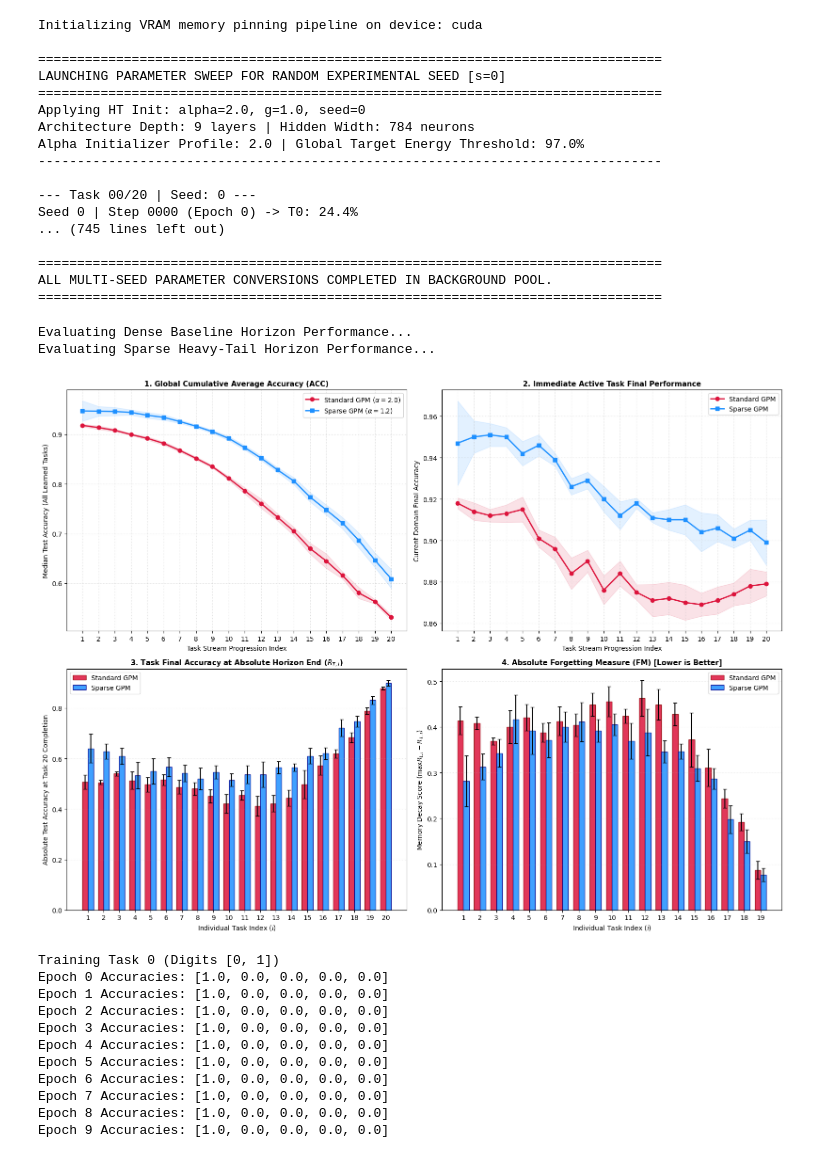
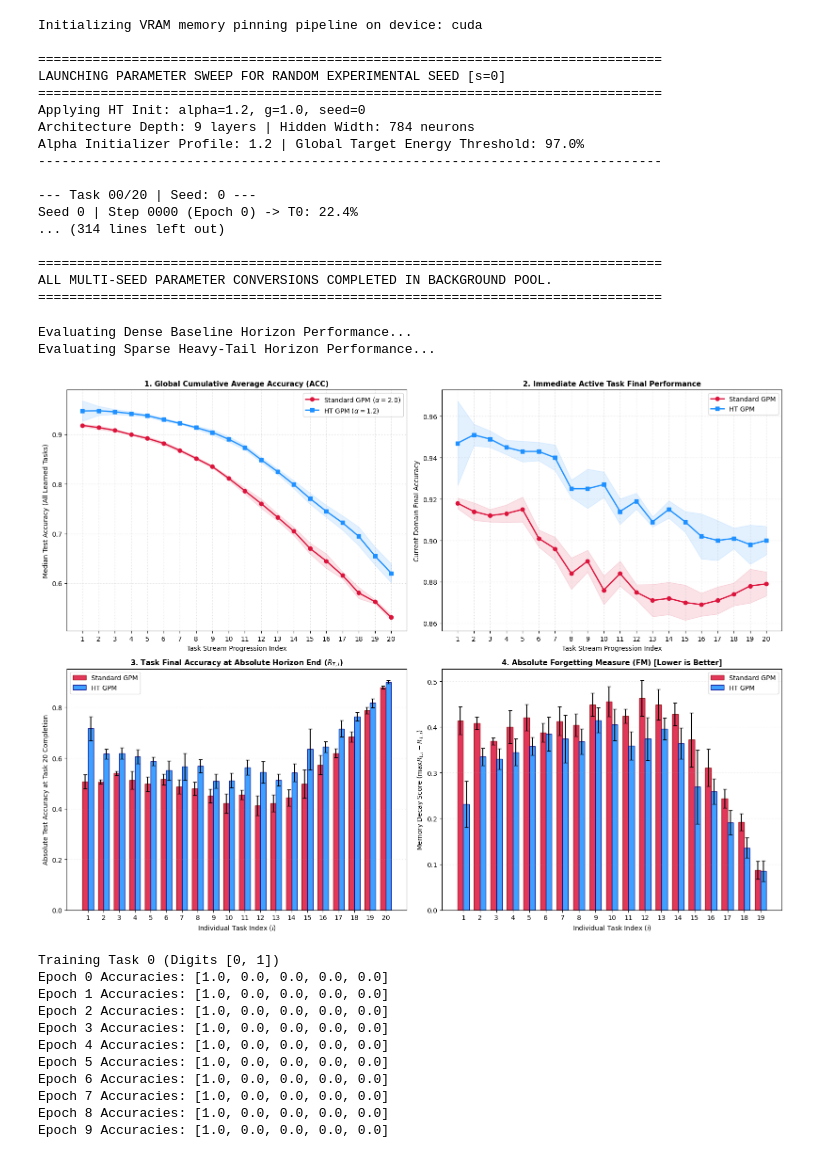
Before and after one commit to YiHaoFromEarth/ht-initialisation-dynamics, a Jupyter notebook: cl_testing/testing.ipynb, the cells around one changed output. Cells and saved outputs as stored; diff of their text form; code cells hidden in the pictures.

Commit message:
feat: create HTGPM variant using theory faithful IPR and Resolvent Matrix

```diff
--- a/cl_testing/testing.ipynb
+++ b/cl_testing/testing.ipynb
@@ -338,9 +338,9 @@ import torch
 import torch.nn as nn
 
 # --- 1. GLOBAL EXPERIMENT HYPERPARAMETERS ---
-RUN_SEEDS = [0, 1, 2, 67]  # Define your background sweep parameters here
+RUN_SEEDS = [0]  # Define your background sweep parameters here
 NUM_TASKS = 20                 # Long horizon task stream
-EPOCHS_PER_TASK = 5           # 5 epochs per task to accelerate crossing discovery
+EPOCHS_PER_TASK = 10           # 5 epochs per task to accelerate crossing discovery
 LR = 5e-3
 BATCH_SIZE = 256
 CALIB_SAMPLE_SIZE = 256        # Size of evaluation batch to extract the spectrum
@@ -353,8 +353,6 @@ bias = False
 
 # Algorithm Configuration
 GLOBAL_THRESHOLD = 0.97        # Threshold for subspace energy retention
-LOCAL_THRESHOLD = 1.0          # Set to 1.0 for Standard GPM baseline, <1.0 for SparseGPM
-XI = 0.0
 ALPHA = 2.0                    # Set alpha=2.0 for Gaussian comparison, <2.0 for Heavy-Tailed Init
 
 DEVICE = torch.device("cuda" if torch.cuda.is_available() else "cpu")
@@ -480,23 +478,35 @@ for current_seed in RUN_SEEDS:
         calib_images = tx[calib_indices]
 
         # Compute SVD and extract power-law components to synchronize structural features
-        sparse_gpm_features, current_ranks = update_SparseGPM_bases(
-            model=model,
-            images=calib_images,
-            global_threshold=GLOBAL_THRESHOLD,
-            local_threshold=LOCAL_THRESHOLD,
-            xi=XI,
-            feature_list=sparse_gpm_features,
-            activation_fn=torch.tanh
-        )
+        if ALPHA == 2.0:
+            print("Applying Standard GPM Subspace Update (Gaussian Regime)")
+            sparse_gpm_features, current_ranks = update_SparseGPM_bases(
+                model=model,
+                images=calib_images,
+                global_threshold=GLOBAL_THRESHOLD,
+                local_threshold=1.0,
+                xi=0.0,
+                feature_list=sparse_gpm_features,
+                activation_fn=torch.tanh
+            )
+        else:
+            print("Applying Heavy-Tailed GPM Subspace Update (Alpha < 2.0 Regime)")
+            sparse_gpm_features, current_ranks = update_HTGPM_bases(
+                model=model,
+                images=calib_images,
+                global_threshold=GLOBAL_THRESHOLD,
+                alpha=ALPHA,
+                feature_list=sparse_gpm_features,
+                activation_fn=torch.tanh
+            )
         print(f"Task {t_idx} complete. Subspace ranks synchronized.")
 
     # Save output dataset cleanly with a variable filename format
-    if LOCAL_THRESHOLD < 1.0:
-        output_filename = f"sparsegpm_alpha{ALPHA}_s{current_seed}.csv"
+    if ALPHA < 2.0:
+        output_filename = f"htgpm_alpha{ALPHA}_s{current_seed}.csv"
     else:
         output_filename = f"gpm_alpha{ALPHA}_s{current_seed}.csv"
-    tracker.save_to_csv(output_filename)
+    # tracker.save_to_csv(output_filename)
     print(f"Sweep for seed {current_seed} serialized successfully to {output_filename}.\n")
 
 print("\n" + "="*80)
@@ -508,14 +518,14 @@ Initializing VRAM memory pinning pipeline on device: cuda
 ================================================================================
 LAUNCHING PARAMETER SWEEP FOR RANDOM EXPERIMENTAL SEED [s=0]
 ================================================================================
-Applying HT Init: alpha=2.0, g=1.0, seed=0
+Applying HT Init: alpha=1.2, g=1.0, seed=0
 Architecture Depth: 9 layers | Hidden Width: 784 neurons
-Alpha Initializer Profile: 2.0 | Global Target Energy Threshold: 97.0%
+Alpha Initializer Profile: 1.2 | Global Target Energy Threshold: 97.0%
 --------------------------------------------------------------------------------
 
 --- Task 00/20 | Seed: 0 ---
-Seed 0 | Step 0000 (Epoch 0) -> T0: 24.4%
-... (745 lines left out)
+Seed 0 | Step 0000 (Epoch 0) -> T0: 22.4%
+... (314 lines left out)
 
 ================================================================================
 ALL MULTI-SEED PARAMETER CONVERSIONS COMPLETED IN BACKGROUND POOL.
@@ -527,12 +537,12 @@ import numpy as np
 import pandas as pd
 
 # --- 1. CONFIGURATION & SEED PARSING ---
-SEEDS = [42, 67, 0, 1, 2]  # Your 5 active evaluation seeds
+SEEDS = [0, 1, 2, 42, 67]  # Your 5 active evaluation seeds
 NUM_TASKS = 20
 
 # Define paths matching your naming template dynamically
 dense_files = [f"gpm_alpha2.0_s{seed}.csv" for seed in SEEDS]
-sparse_files = [f"sparsegpm_alpha1.2_s{seed}.csv" for seed in SEEDS]
+sparse_files = [f"htgpm_alpha1.2_s{seed}.csv" for seed in SEEDS]
 
 
 # --- 2. THE COMPREHENSIVE CL PIPELINE ---
@@ -666,7 +676,7 @@ bar_width = 0.35  # Controls column tightness
 # --- [TOP LEFT] PLOT 1: Cumulative Average Accuracy (ACC) [Line/Timeline] ---
 axs[0, 0].plot(tasks_axis, d_med_acc, color="crimson", marker="o", linewidth=2, label="Standard GPM ($\\alpha=2.0$)")
 axs[0, 0].fill_between(tasks_axis, d_med_acc - d_std_acc, d_med_acc + d_std_acc, color="crimson", alpha=0.12)
-axs[0, 0].plot(tasks_axis, s_med_acc, color="dodgerblue", marker="s", linewidth=2, label="Sparse GPM ($\\alpha=1.2$)")
+axs[0, 0].plot(tasks_axis, s_med_acc, color="dodgerblue", marker="s", linewidth=2, label="HT GPM ($\\alpha=1.2$)")
 axs[0, 0].fill_between(tasks_axis, s_med_acc - s_std_acc, s_med_acc + s_std_acc, color="dodgerblue", alpha=0.12)
 axs[0, 0].set_title("1. Global Cumulative Average Accuracy (ACC)", fontsize=11, weight='bold')
 axs[0, 0].set_xlabel("Task Stream Progression Index")
@@ -678,7 +688,7 @@ axs[0, 0].legend()
 # --- [TOP RIGHT] PLOT 2: Target Task Performance [Line/Timeline] ---
 axs[0, 1].plot(tasks_axis, d_med_curr, color="crimson", marker="o", linewidth=2, label="Standard GPM")
 axs[0, 1].fill_between(tasks_axis, d_med_curr - d_std_curr, d_med_curr + d_std_curr, color="crimson", alpha=0.12)
-axs[0, 1].plot(tasks_axis, s_med_curr, color="dodgerblue", marker="s", linewidth=2, label="Sparse GPM")
+axs[0, 1].plot(tasks_axis, s_med_curr, color="dodgerblue", marker="s", linewidth=2, label="HT GPM")
 axs[0, 1].fill_between(tasks_axis, s_med_curr - s_std_curr, s_med_curr + s_std_curr, color="dodgerblue", alpha=0.12)
 axs[0, 1].set_title("2. Immediate Active Task Final Performance", fontsize=11, weight='bold')
 axs[0, 1].set_xlabel("Task Stream Progression Index")
@@ -691,42 +701,42 @@ axs[0, 1].legend()
 axs[1, 0].bar(tasks_axis - bar_width/2, d_med_horiz, yerr=d_std_horiz, width=bar_width,
               color="crimson", alpha=0.85, edgecolor='darkred', capsize=3, label="Standard GPM")
 axs[1, 0].bar(tasks_axis + bar_width/2, s_med_horiz, yerr=s_std_horiz, width=bar_width,
-              color="dodgerblue", alpha=0.85, edgecolor='darkblue', capsize=3, label="Sparse GPM")
+              color="dodgerblue", alpha=0.85, edgecolor='darkblue', capsize=3, label="HT GPM")
 axs[1, 0].set_title("3. Task Final Accuracy at Absolute Horizon End ($R_{T, i}$)", fontsize=11, weight='bold')
 axs[1, 0].set_xlabel("Individual Task Index ($i$)")
 axs[1, 0].set_ylabel("Absolute Test Accuracy at Task 20 Completion")
 axs[1, 0].set_xticks(tasks_axis)
 axs[1, 0].grid(True, linestyle=":", alpha=0.3, axis='y')
 axs[1, 0].legend()
 
 # --- [BOTTOM RIGHT] PLOT 4: Absolute Forgetting Measure (FM) [Grouped Column] ---
 # Truncating at Task 19 since Task 20 cannot experience retroactive forgetting yet
 tasks_axis_fm = tasks_axis[:-1]
 axs[1, 1].bar(tasks_axis_fm - bar_width/2, d_med_forg[:-1], yerr=d_std_forg[:-1], width=bar_width,
               color="crimson", alpha=0.85, edgecolor='darkred', capsize=3, label="Standard GPM")
 axs[1, 1].bar(tasks_axis_fm + bar_width/2, s_med_forg[:-1], yerr=s_std_forg[:-1], width=bar_width,
-              color="dodgerblue", alpha=0.85, edgecolor='darkblue', capsize=3, label="Sparse GPM")
+              color="dodgerblue", alpha=0.85, edgecolor='darkblue', capsize=3, label="HT GPM")
 axs[1, 1].set_title("4. Absolute Forgetting Measure (FM) [Lower is Better]", fontsize=11, weight='bold')
 axs[1, 1].set_xlabel("Individual Task Index ($i$)")
 axs[1, 1].set_ylabel("Memory Decay Score ($\max R_{t,i} - R_{T,i}$)")
 axs[1, 1].set_xticks(tasks_axis_fm)
 axs[1, 1].grid(True, linestyle=":", alpha=0.3, axis='y')
 axs[1, 1].legend()
 
 # --- 5. CLEANUP & EXPORT ---
 # plt.suptitle(
 #     "Continual Learning Comprehensive Matrix Breakdown\n(5 Randomized Seeds / Median $\\pm$ Std)",
 #     fontsize=14,
 #     weight="bold",
 #     y=0.96,
 # )
 plt.tight_layout()
 plt.savefig("gpm_comprehensive_2x2_summary.pdf", bbox_inches='tight')
 plt.show()
 # %% [output]
 Evaluating Dense Baseline Horizon Performance...
 Evaluating Sparse Heavy-Tail Horizon Performance...
-[figure, old version]
+[figure, new version]
 # %%
 # --- Configuration ---
 DEVICE = torch.device("cuda" if torch.cuda.is_available() else "cpu")
```
Also changed, not shown: parts of 1 cell of this notebook, 10 other files.
